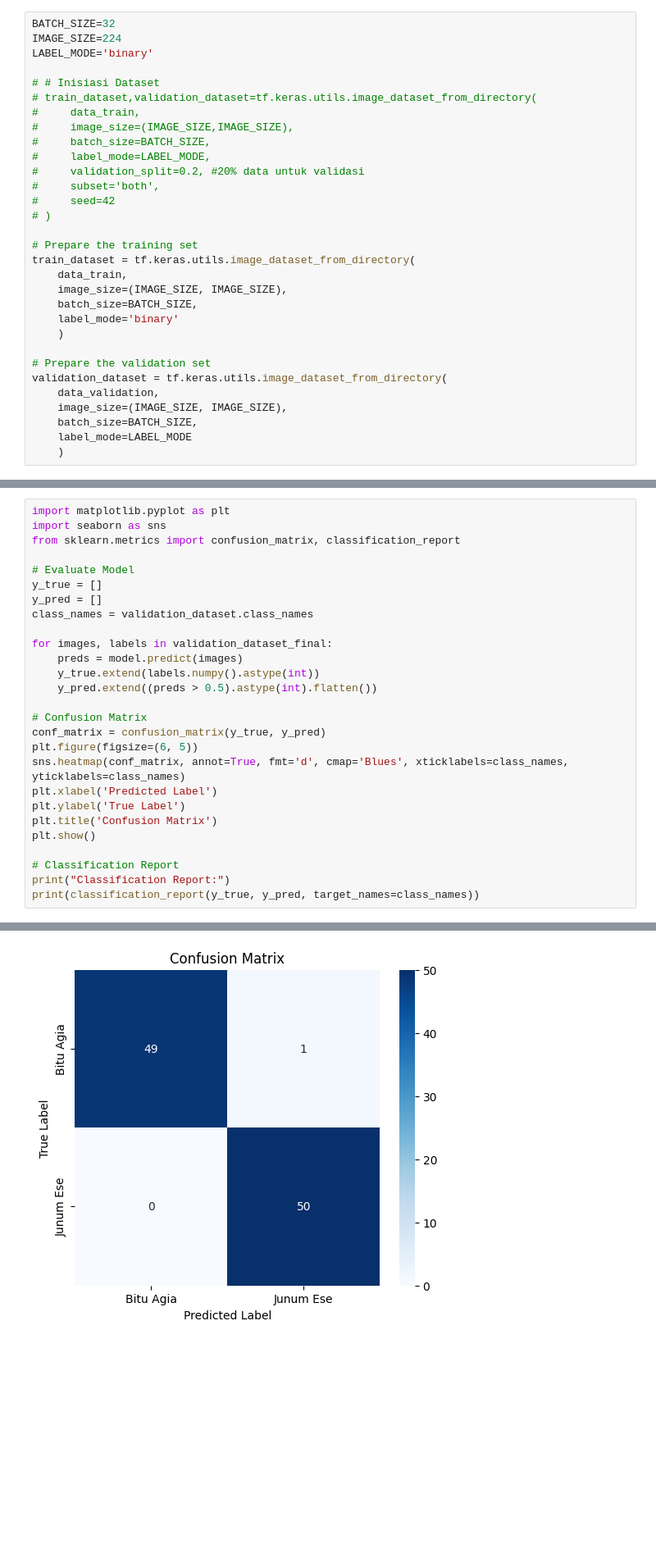
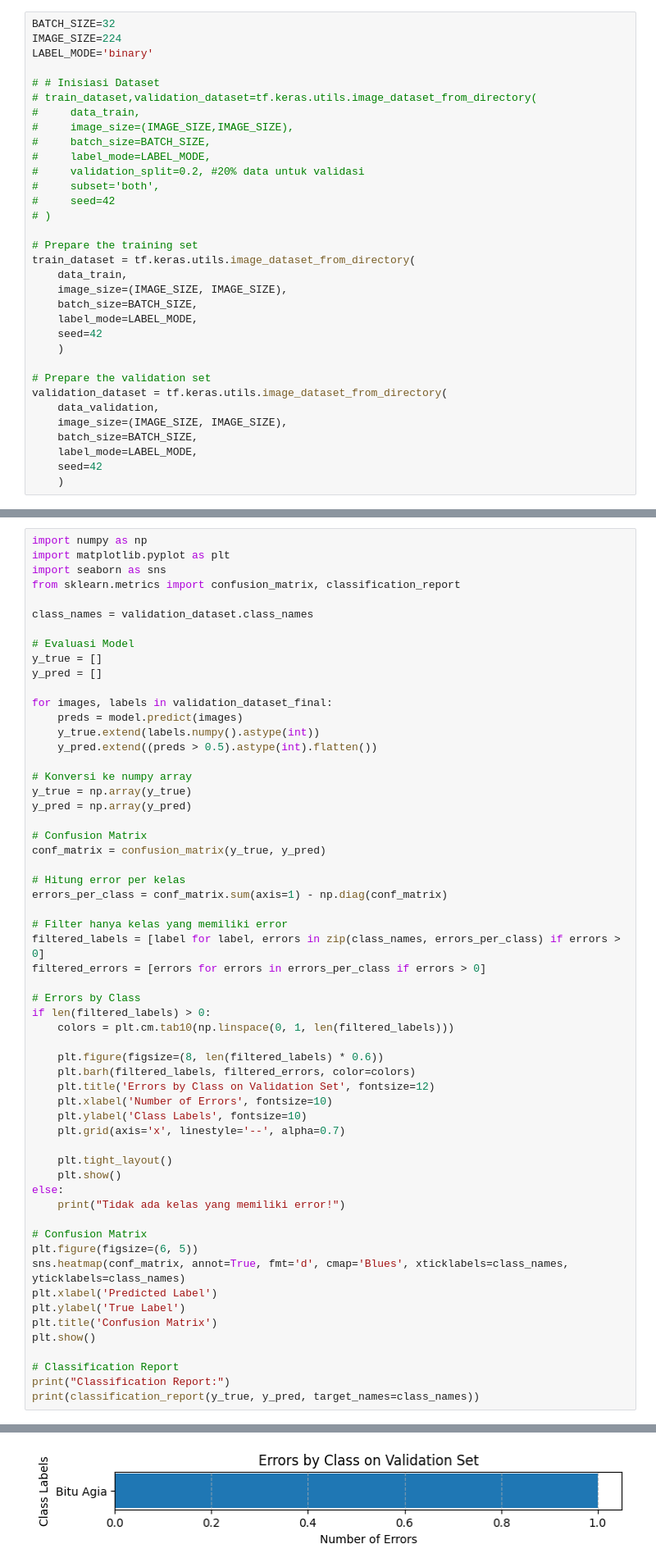
Before and after one commit to wahyunirosyidah/Klasifikasi-Jenis-Jenis-Noken-Menggunakan-CNN, a Jupyter notebook: imagenet_MobileNetV2_Binary.ipynb, the cells around one changed output, grey strips where cells are left out. Shown at 82% size. Drawn from its saved outputs; the diff is of its cells as text; blank space fills up the shorter version.

Commit message:
imagenet MobileNetV2 Binary dropout 50% edit evaluasi

```diff
--- a/imagenet_MobileNetV2_Binary.ipynb
+++ b/imagenet_MobileNetV2_Binary.ipynb
@@ -73,7 +73,8 @@ train_dataset = tf.keras.utils.image_dataset_from_directory(
     data_train,
     image_size=(IMAGE_SIZE, IMAGE_SIZE),
     batch_size=BATCH_SIZE,
-    label_mode='binary'
+    label_mode=LABEL_MODE,
+    seed=42
     )
 
 # Prepare the validation set
@@ -81,7 +82,8 @@ validation_dataset = tf.keras.utils.image_dataset_from_directory(
     data_validation,
     image_size=(IMAGE_SIZE, IMAGE_SIZE),
     batch_size=BATCH_SIZE,
-    label_mode=LABEL_MODE
+    label_mode=LABEL_MODE,
+    seed=42
     )
 # %% [output]
 Found 400 files belonging to 2 classes.
@@ -219,20 +235,51 @@ plt.show()
 # %%
+import numpy as np
 import matplotlib.pyplot as plt
 import seaborn as sns
 from sklearn.metrics import confusion_matrix, classification_report
 
-# Evaluate Model
+class_names = validation_dataset.class_names
+
+# Evaluasi Model
 y_true = []
 y_pred = []
-class_names = validation_dataset.class_names
 
 for images, labels in validation_dataset_final:
     preds = model.predict(images)
     y_true.extend(labels.numpy().astype(int))
     y_pred.extend((preds > 0.5).astype(int).flatten())
 
+# Konversi ke numpy array
+y_true = np.array(y_true)
+y_pred = np.array(y_pred)
+
 # Confusion Matrix
 conf_matrix = confusion_matrix(y_true, y_pred)
+
+# Hitung error per kelas
+errors_per_class = conf_matrix.sum(axis=1) - np.diag(conf_matrix)
+
+# Filter hanya kelas yang memiliki error
+filtered_labels = [label for label, errors in zip(class_names, errors_per_class) if errors > 0]
+filtered_errors = [errors for errors in errors_per_class if errors > 0]
+
+# Errors by Class
+if len(filtered_labels) > 0:
+    colors = plt.cm.tab10(np.linspace(0, 1, len(filtered_labels)))
+
+    plt.figure(figsize=(8, len(filtered_labels) * 0.6))
+    plt.barh(filtered_labels, filtered_errors, color=colors)
+    plt.title('Errors by Class on Validation Set', fontsize=12)
+    plt.xlabel('Number of Errors', fontsize=10)
+    plt.ylabel('Class Labels', fontsize=10)
+    plt.grid(axis='x', linestyle='--', alpha=0.7)
+
+    plt.tight_layout()
+    plt.show()
+else:
+    print("Tidak ada kelas yang memiliki error!")
+
+# Confusion Matrix
 plt.figure(figsize=(6, 5))
 sns.heatmap(conf_matrix, annot=True, fmt='d', cmap='Blues', xticklabels=class_names, yticklabels=class_names)
 plt.xlabel('Predicted Label')
@@ -251 +298 @@ print(classification_report(y_true, y_pred, target_names=class_names))
-[figure, old version]
+[figure, new version]
```
Also changed, not shown: parts of 2 cells of this notebook.
